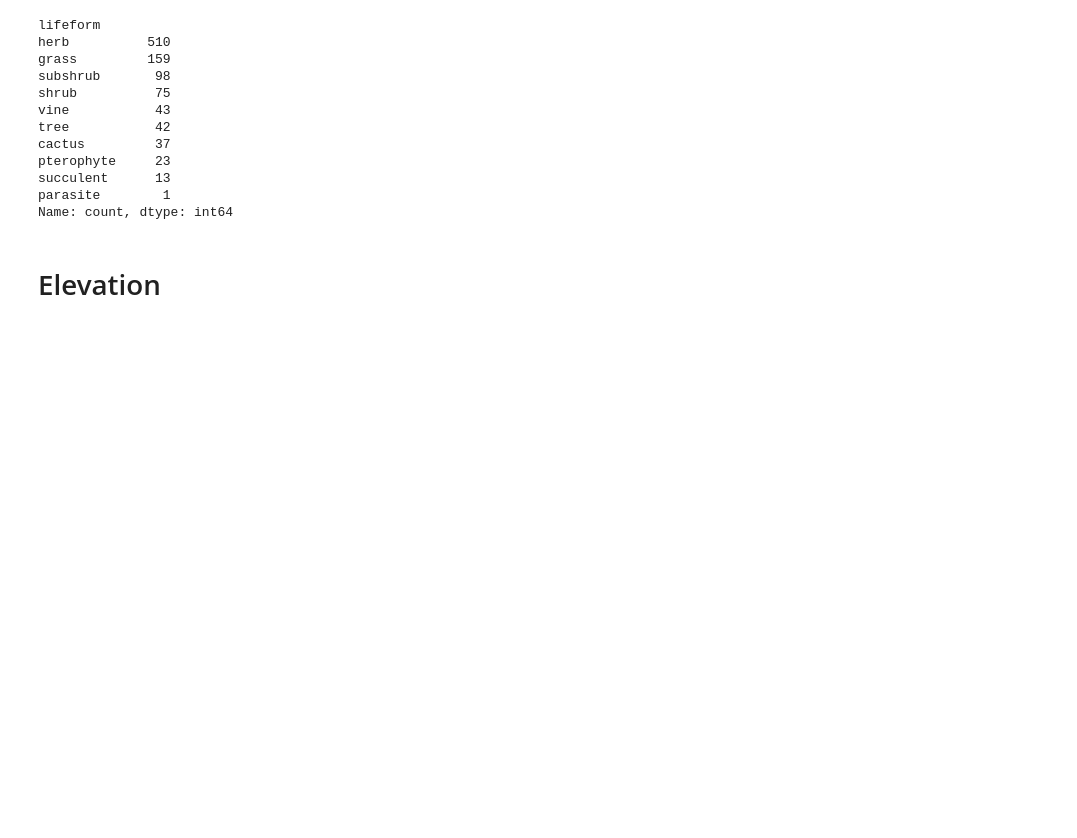
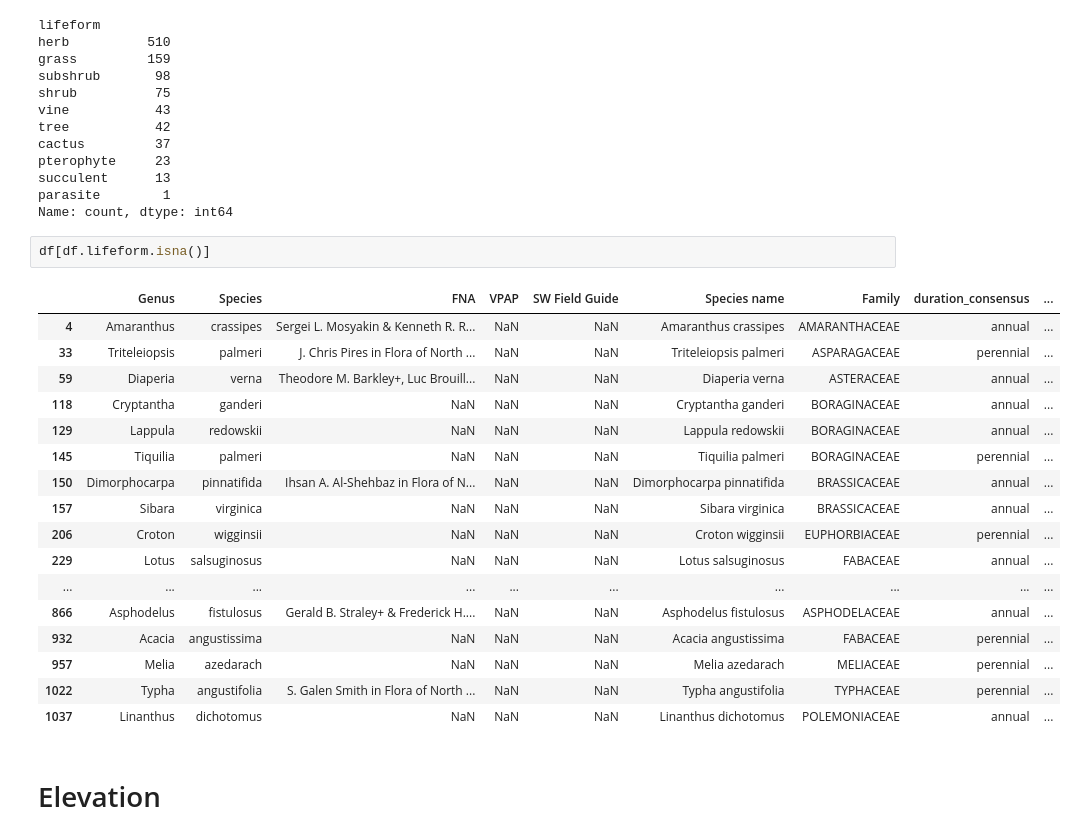
Before and after one commit to haberkornm/clonal_plants, a Jupyter notebook: extracting_features.ipynb, the cells around one changed output. Saved outputs shown, nothing was run; the diff lists cells and outputs as text; blank space fills up the shorter version.

```diff
--- a/extracting_features.ipynb
+++ b/extracting_features.ipynb
@@ -629,5 +629,25 @@ pterophyte     23
 succulent      13
 parasite        1
 Name: count, dtype: int64
+# %%
+df[df.lifeform.isna()]
+# %% [output]
+|  | Genus | Species | FNA | VPAP | SW Field Guide | Species name | Family | duration_consensus | ... |
+| 4 | Amaranthus | crassipes | Sergei L. Mosyakin & Kenneth R. R... | NaN | NaN | Amaranthus crassipes | AMARANTHACEAE | annual | ... |
+| 33 | Triteleiopsis | palmeri | J. Chris Pires in Flora of North ... | NaN | NaN | Triteleiopsis palmeri | ASPARAGACEAE | perennial | ... |
+| 59 | Diaperia | verna | Theodore M. Barkley+, Luc Brouill... | NaN | NaN | Diaperia verna | ASTERACEAE | annual | ... |
+| 118 | Cryptantha | ganderi | NaN | NaN | NaN | Cryptantha ganderi | BORAGINACEAE | annual | ... |
+| 129 | Lappula | redowskii | NaN | NaN | NaN | Lappula redowskii | BORAGINACEAE | annual | ... |
+| 145 | Tiquilia | palmeri | NaN | NaN | NaN | Tiquilia palmeri | BORAGINACEAE | perennial | ... |
+| 150 | Dimorphocarpa | pinnatifida | Ihsan A. Al-Shehbaz in Flora of N... | NaN | NaN | Dimorphocarpa pinnatifida | BRASSICACEAE | annual | ... |
+| 157 | Sibara | virginica | NaN | NaN | NaN | Sibara virginica | BRASSICACEAE | annual | ... |
+| 206 | Croton | wigginsii | NaN | NaN | NaN | Croton wigginsii | EUPHORBIACEAE | perennial | ... |
+| 229 | Lotus | salsuginosus | NaN | NaN | NaN | Lotus salsuginosus | FABACEAE | annual | ... |
+| ... | ... | ... | ... | ... | ... | ... | ... | ... | ... |
+| 866 | Asphodelus | fistulosus | Gerald B. Straley+ & Frederick H.... | NaN | NaN | Asphodelus fistulosus | ASPHODELACEAE | annual | ... |
+| 932 | Acacia | angustissima | NaN | NaN | NaN | Acacia angustissima | FABACEAE | perennial | ... |
+| 957 | Melia | azedarach | NaN | NaN | NaN | Melia azedarach | MELIACEAE | perennial | ... |
+| 1022 | Typha | angustifolia | S. Galen Smith in Flora of North ... | NaN | NaN | Typha angustifolia | TYPHACEAE | perennial | ... |
+| 1037 | Linanthus | dichotomus | NaN | NaN | NaN | Linanthus dichotomus | POLEMONIACEAE | annual | ... |
 # %% [markdown]
 # Elevation
```
Also changed, not shown: parts of 12 cells of this notebook.
